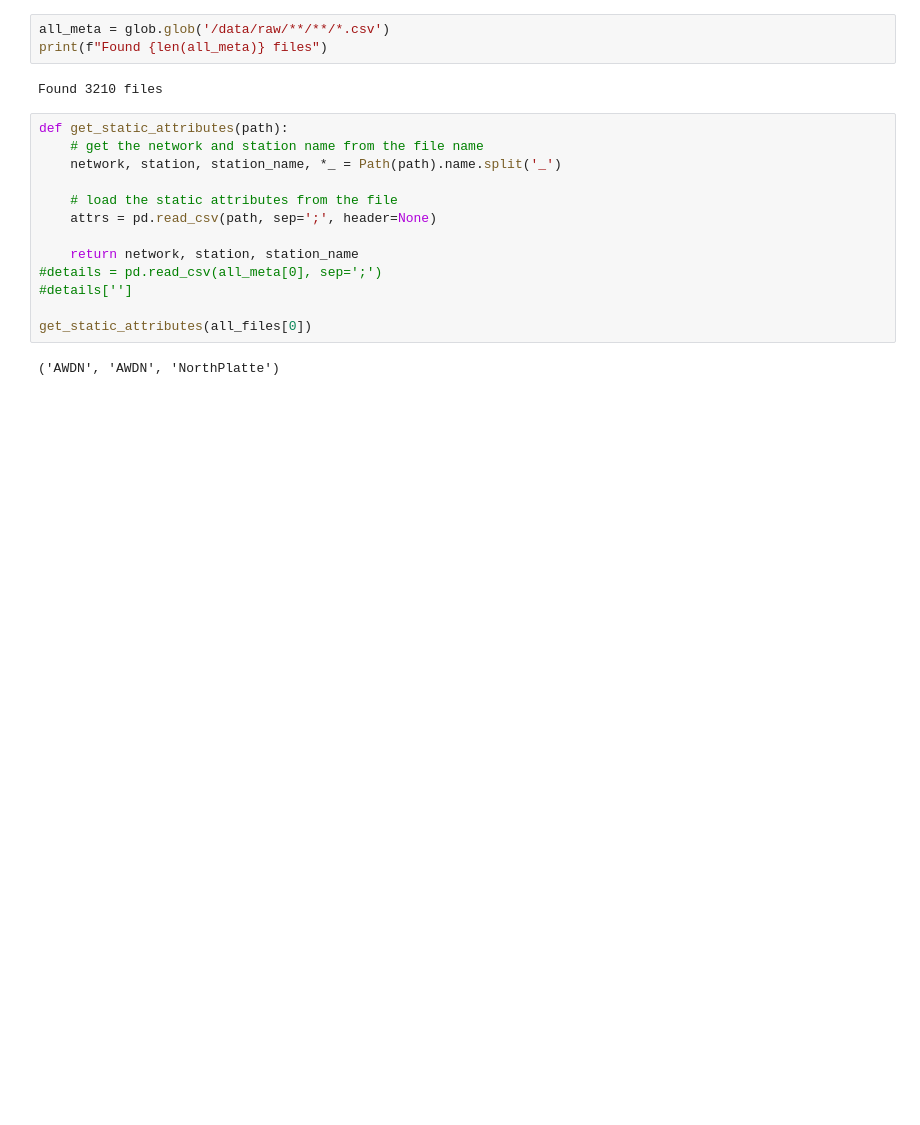
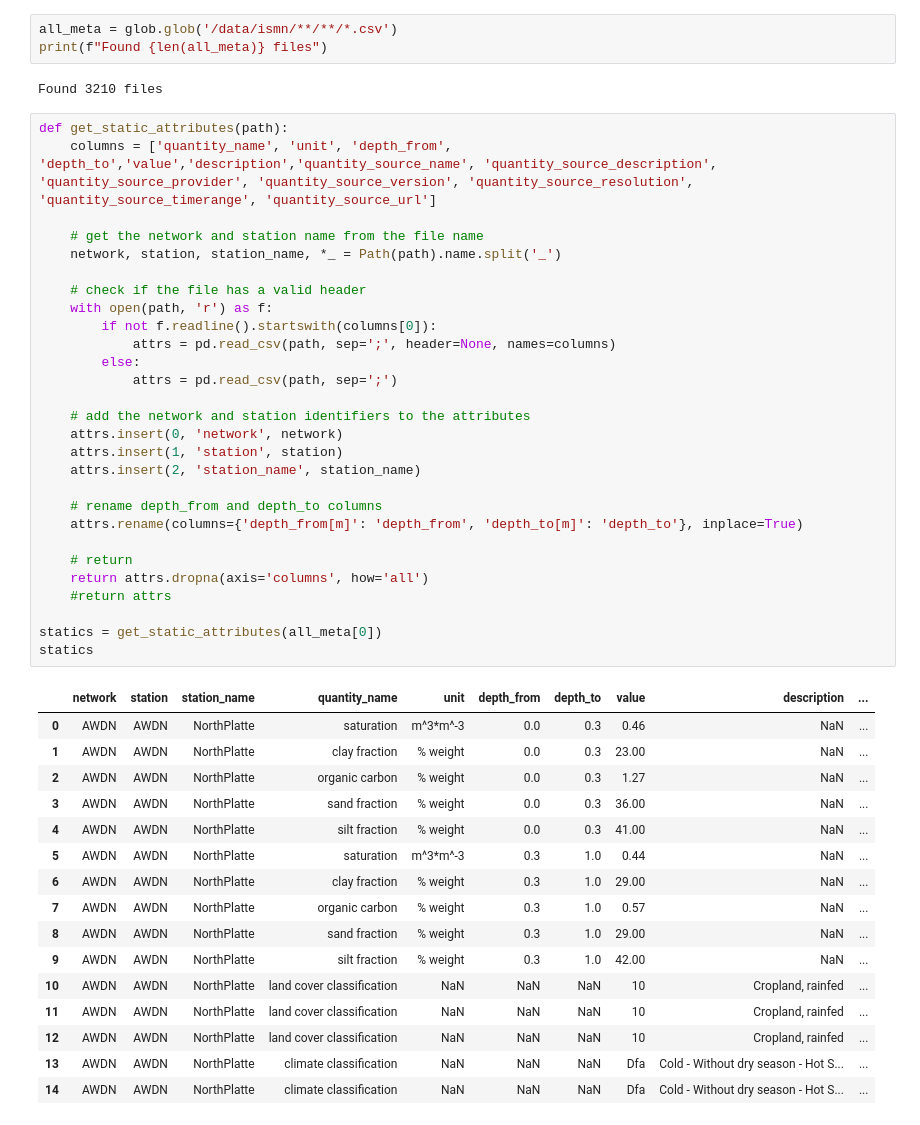
Before and after one commit to mmaelicke/stable_ranks, a Jupyter notebook: src/ismn_loader.ipynb, the cells around one changed output. Cells and saved outputs as stored; diff of their text form; blank space fills up the shorter version.

```diff
--- a/src/ismn_loader.ipynb
+++ b/src/ismn_loader.ipynb
@@ -110,22 +119,52 @@ core.variables(id=12)
 # %% [markdown]
 ## Load static properties
 # %%
-all_meta = glob.glob('/data/raw/**/**/*.csv')
+all_meta = glob.glob('/data/ismn/**/**/*.csv')
 print(f"Found {len(all_meta)} files")
 # %% [output]
 Found 3210 files
-# %%
-def get_static_attributes(path):
-    # get the network and station name from the file name
-    network, station, station_name, *_ = Path(path).name.split('_')
-
-    # load the static attributes from the file
-    attrs = pd.read_csv(path, sep=';', header=None)
-
-    return network, station, station_name
-#details = pd.read_csv(all_meta[0], sep=';')
-#details['']
-
-get_static_attributes(all_files[0])
-# %% [output]
-('AWDN', 'AWDN', 'NorthPlatte')
+# %%
+def get_static_attributes(path):
+    columns = ['quantity_name', 'unit', 'depth_from', 'depth_to','value','description','quantity_source_name', 'quantity_source_description', 'quantity_source_provider', 'quantity_source_version', 'quantity_source_resolution', 'quantity_source_timerange', 'quantity_source_url']
+
+    # get the network and station name from the file name
+    network, station, station_name, *_ = Path(path).name.split('_')
+
+    # check if the file has a valid header
+    with open(path, 'r') as f:
+        if not f.readline().startswith(columns[0]):
+            attrs = pd.read_csv(path, sep=';', header=None, names=columns)
+        else:
+            attrs = pd.read_csv(path, sep=';')
+
+    # add the network and station identifiers to the attributes
+    attrs.insert(0, 'network', network)
+    attrs.insert(1, 'station', station)
+    attrs.insert(2, 'station_name', station_name)
+
+    # rename depth_from and depth_to columns
+    attrs.rename(columns={'depth_from[m]': 'depth_from', 'depth_to[m]': 'depth_to'}, inplace=True)
+
+    # return
+    return attrs.dropna(axis='columns', how='all')
+    #return attrs
+
+statics = get_static_attributes(all_meta[0])
+statics
+# %% [output]
+|  | network | station | station_name | quantity_name | unit | depth_from | depth_to | value | description | ... |
+| 0 | AWDN | AWDN | NorthPlatte | saturation | m^3*m^-3 | 0.0 | 0.3 | 0.46 | NaN | ... |
+| 1 | AWDN | AWDN | NorthPlatte | clay fraction | % weight | 0.0 | 0.3 | 23.00 | NaN | ... |
+| 2 | AWDN | AWDN | NorthPlatte | organic carbon | % weight | 0.0 | 0.3 | 1.27 | NaN | ... |
+| 3 | AWDN | AWDN | NorthPlatte | sand fraction | % weight | 0.0 | 0.3 | 36.00 | NaN | ... |
+| 4 | AWDN | AWDN | NorthPlatte | silt fraction | % weight | 0.0 | 0.3 | 41.00 | NaN | ... |
+| 5 | AWDN | AWDN | NorthPlatte | saturation | m^3*m^-3 | 0.3 | 1.0 | 0.44 | NaN | ... |
+| 6 | AWDN | AWDN | NorthPlatte | clay fraction | % weight | 0.3 | 1.0 | 29.00 | NaN | ... |
+| 7 | AWDN | AWDN | NorthPlatte | organic carbon | % weight | 0.3 | 1.0 | 0.57 | NaN | ... |
+| 8 | AWDN | AWDN | NorthPlatte | sand fraction | % weight | 0.3 | 1.0 | 29.00 | NaN | ... |
+| 9 | AWDN | AWDN | NorthPlatte | silt fraction | % weight | 0.3 | 1.0 | 42.00 | NaN | ... |
+| 10 | AWDN | AWDN | NorthPlatte | land cover classification | NaN | NaN | NaN | 10 | Cropland, rainfed | ... |
+| 11 | AWDN | AWDN | NorthPlatte | land cover classification | NaN | NaN | NaN | 10 | Cropland, rainfed | ... |
+| 12 | AWDN | AWDN | NorthPlatte | land cover classification | NaN | NaN | NaN | 10 | Cropland, rainfed | ... |
+| 13 | AWDN | AWDN | NorthPlatte | climate classification | NaN | NaN | NaN | Dfa | Cold - Without dry season - Hot S... | ... |
+| 14 | AWDN | AWDN | NorthPlatte | climate classification | NaN | NaN | NaN | Dfa | Cold - Without dry season - Hot S... | ... |
```
Also changed, not shown: parts of 20 cells of this notebook, 2 other files.
